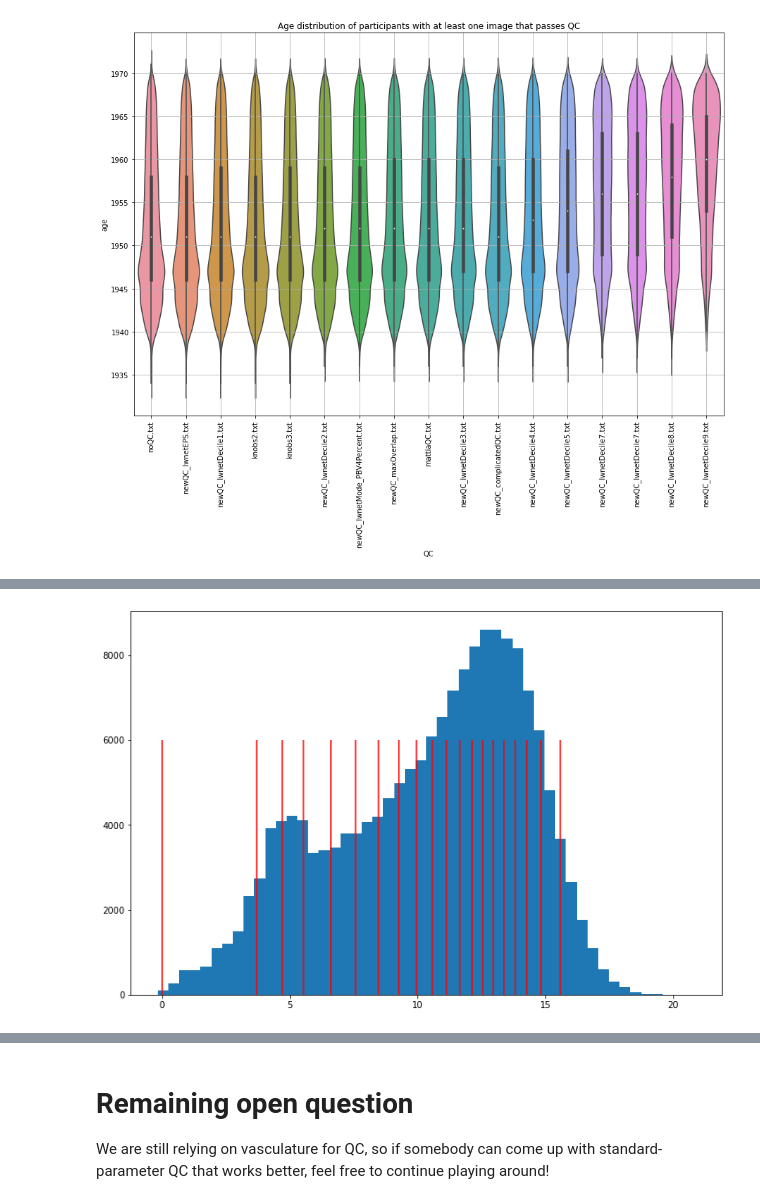
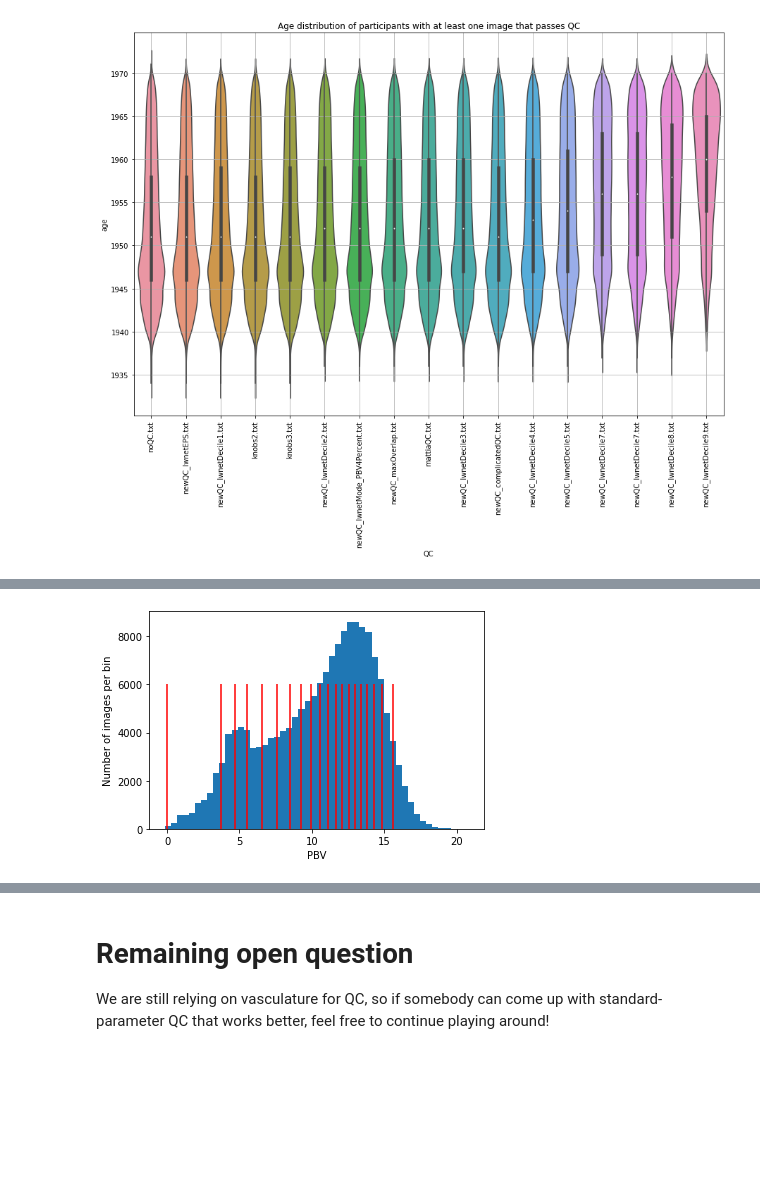
Before and after one commit to BergmannLab/Retina-tortuosity, a Jupyter notebook: preprocessing/newQC.ipynb, the cells around one changed output, grey strips where cells are left out. Drawn from its saved outputs; the diff is of its cells as text; code cells hidden in the pictures; blank space fills up the shorter version.

```diff
--- a/preprocessing/newQC.ipynb
+++ b/preprocessing/newQC.ipynb
@@ -595,14 +626,16 @@ See the caveats in the documentation: https://pandas.pydata.org/pandas-docs/stab
 # %%
 ventiles = [0] + list(np.quantile(df_linreg['PBV_corrected'].dropna(), np.arange(1,20)/20))
 
 
-plt.figure(figsize=(12,8));
+# plt.figure(figsize=(12,8));
 plt.hist(df_linreg['PBV_corrected'], 50);
+plt.xlabel('PBV')
+plt.ylabel('Number of images per bin')
 
 for i in ventiles:
     plt.vlines(i,0,6000,color='red')
 # %% [output]
-[figure, old version]
+[figure, new version]
 # %%
 qc_participants = []
 for idx,i in enumerate(ventiles):
```
Also changed, not shown: parts of 22 cells of this notebook.
